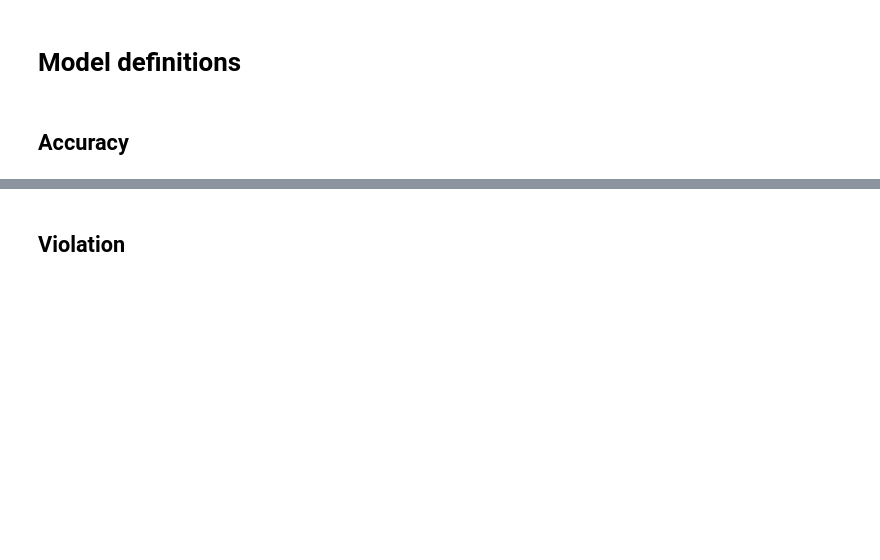
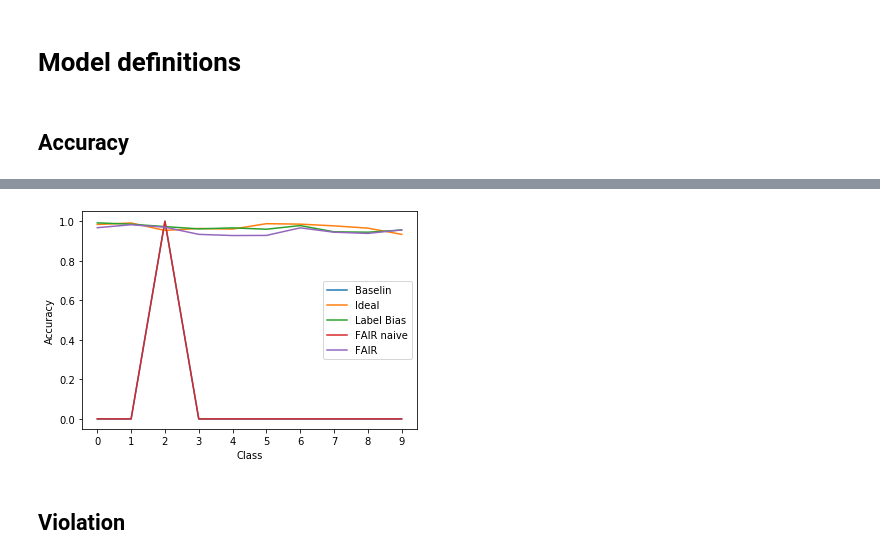
Before and after one commit to eric-yoo/FAIR, a Jupyter notebook: Parser.ipynb, the cells around one changed output, grey strips where cells are left out. Cells and saved outputs as stored; diff of their text form; code cells hidden in the pictures; blank space fills up the shorter version.

```diff
--- a/Parser.ipynb
+++ b/Parser.ipynb
@@ -96,6 +146,33 @@ def plot2(dat, num_class=-1):
     plt.legend(handles = handles, labels = labels)
 
     plt.show()
+# %%
+# x : class
+# y : target value
+# use "_T" dataframes
+def plot3(dat, iteration=8, label="Accuracy"):
+    fig = plt.figure()
+
+    #lb, fair_naive, fair
+    ax = sns.lineplot(data=dat[dat["mode"].isin(["lb","fair_naive","fair","baseline","ideal"])], \
+#     ax = sns.lineplot(data=dat[dat["mode"].isin(["fair"])], \
+                      x="Class", \
+                      y=iteration, \
+                      hue='mode')
+
+    labels = ["Baselin","Ideal","Label Bias","FAIR naive", "FAIR "]
+    handles, _ = ax.get_legend_handles_labels()
+
+    ax.set_ylabel(label)
+
+    plt.legend(handles = handles, labels = labels)
+
+    plt.show()
+
+# print(accs_cls_T)
+# plot3(accs_cls_T)
+# %% [output]
+[figure, added]
 # %% [markdown]
 ## Violation
 # %%
```
Also changed, not shown: parts of 12 cells of this notebook.
